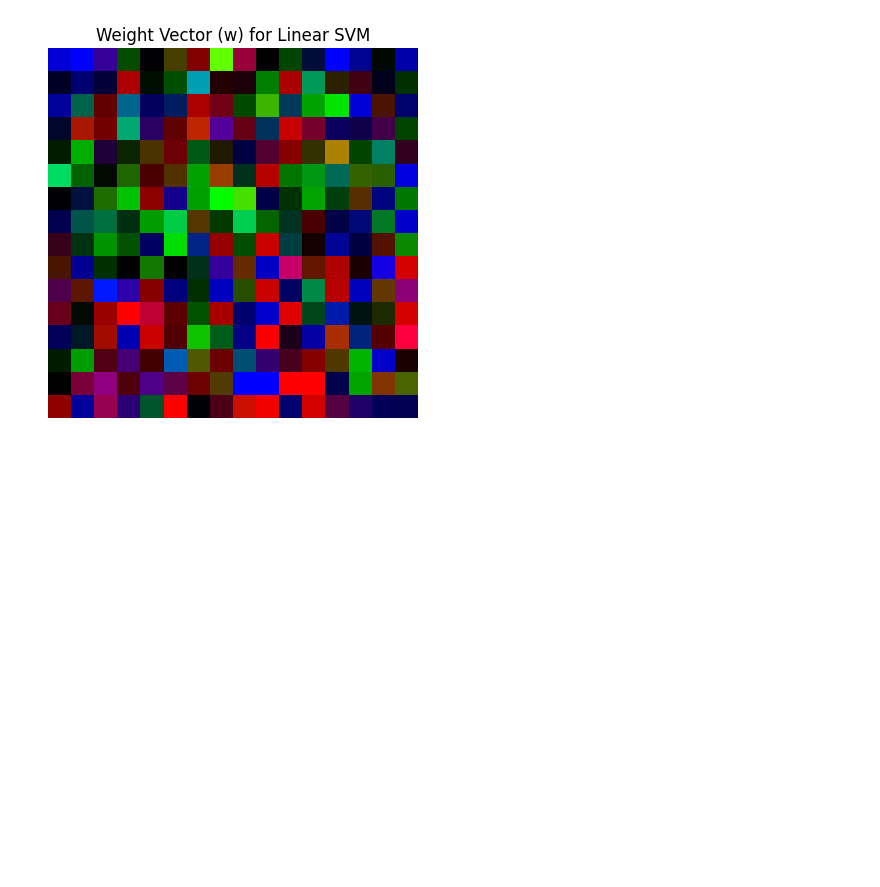
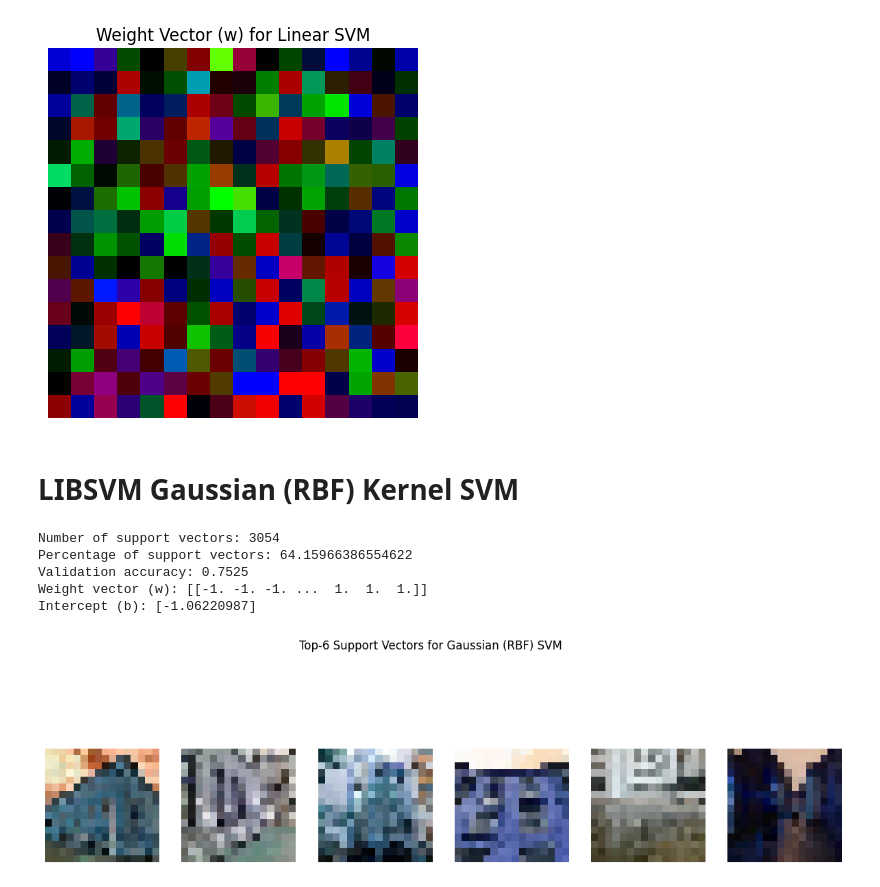
Before and after one commit to hbot07/Machine_Learning_COL774_Assignments, a Jupyter notebook: Assignment 2/q2/Image Classification.ipynb, the cells around one changed output. Cells and saved outputs as stored; diff of their text form; code cells hidden in the pictures; blank space fills up the shorter version.

```diff
--- a/Assignment 2/q2/Image Classification.ipynb
+++ b/Assignment 2/q2/Image Classification.ipynb
@@ -252,3 +242,32 @@ plt.show()
 [figure]
 Clipping input data to the valid range for imshow with RGB data ([0..1] for floats or [0..255] for integers).
 [figure]
+# %% [markdown]
+# LIBSVM Gaussian (RBF) Kernel SVM
+# %%
+# Training an SVM with Gaussian (RBF) kernel using scikit-learn
+rbf_svm = SVC(kernel='rbf', C=1.0, gamma=0.001)
+rbf_svm.fit(X_train, y_train)
+
+rbf_support_vectors = rbf_svm.support_vectors_
+rbf_nSV = len(rbf_support_vectors)
+
+rbf_val_accuracy = rbf_svm.score(X_val, y_val)
+
+print("Number of support vectors:", rbf_nSV)
+print("Percentage of support vectors:", rbf_nSV / len(X_train) * 100)
+print("Validation accuracy:", rbf_val_accuracy)
+print("Weight vector (w):", rbf_svm.dual_coef_)
+print("Intercept (b):", rbf_svm.intercept_)
+# %% [output]
+Number of support vectors: 3054
+Percentage of support vectors: 64.15966386554622
+Validation accuracy: 0.7525
+Weight vector (w): [[-1. -1. -1. ...  1.  1.  1.]]
+Intercept (b): [-1.06220987]
+# %%
+plot_support_vectors(rbf_svm, X_train, "Top-6 Support Vectors for Gaussian (RBF) SVM")
+plt.savefig("top_6_support_vectors_rbf libsvm rbf.png")
+plt.show()
+# %% [output]
+[figure, added]
```
Also changed, not shown: parts of 4 cells of this notebook, 1 other file.
